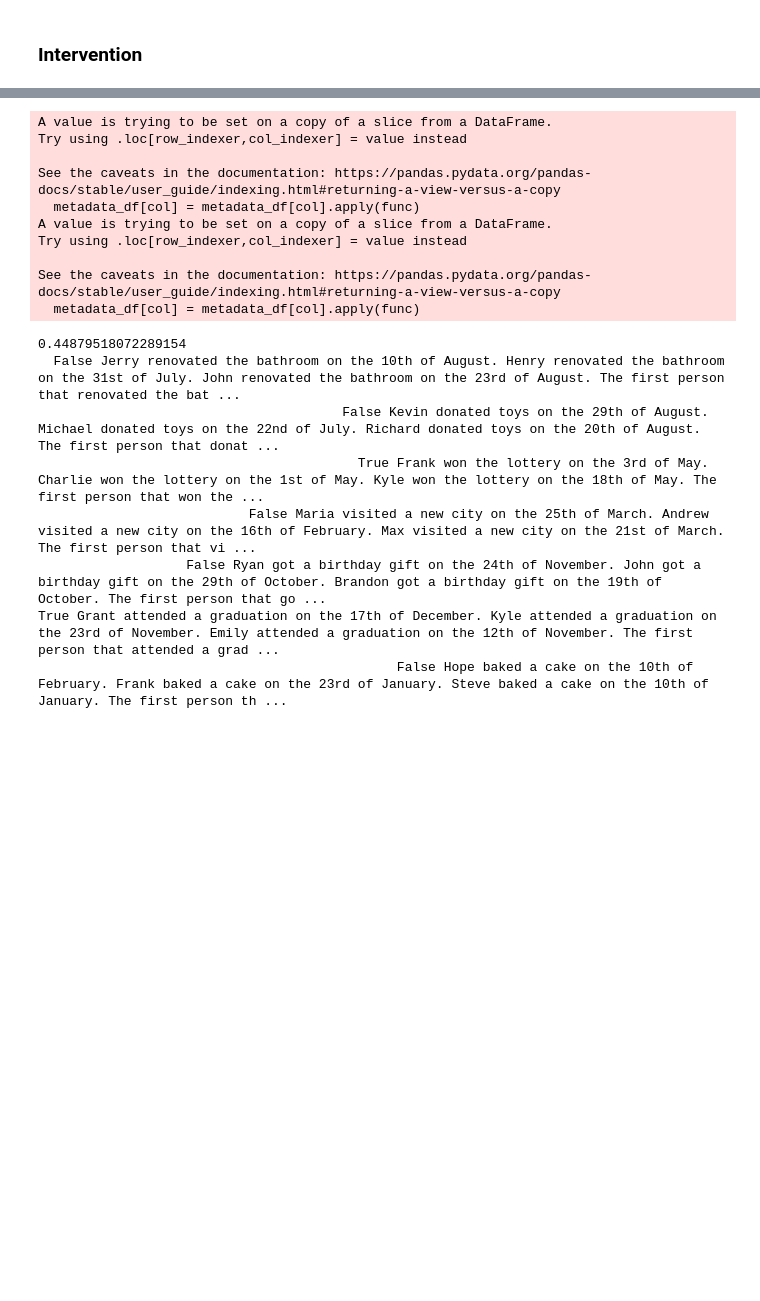
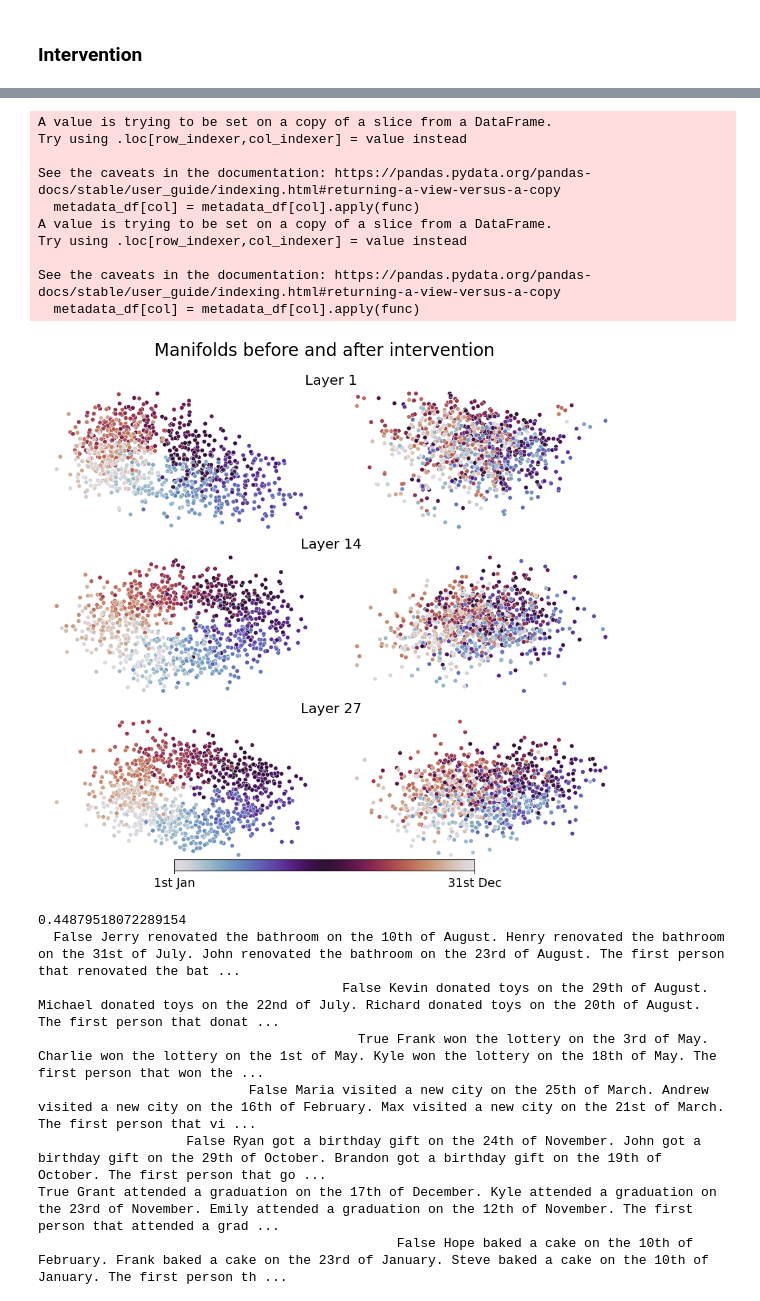
Before and after one commit to UKPLab/arxiv2025-shape-happens, a Jupyter notebook: plot_results.ipynb, the cells around one changed output, grey strips where cells are left out. Drawn from its saved outputs; the diff is of its cells as text; code cells hidden in the pictures; blank space fills up the shorter version.

```diff
--- a/plot_results.ipynb
+++ b/plot_results.ipynb
@@ -845,36 +1108,37 @@ for i, layer in tqdm(enumerate(layers)):
     #         palette = palette,
     #         min_text="31st Dec",
     #         max_text="1st Jan",
     #         left=1, bottom=0.25, width=0.02, height=0.5,)
 
 # Add colorbar to the right of the last plot on the third row
 add_continuous_legend(
     fig=fig,
     palette=palette,
-    min_text="31st Dec",
-    max_text="1st Jan",
+    min_text="1st Jan",
+    max_text="31st Dec",
     min_val=np.min(labels_test),
     max_val=np.max(labels_test),
     left=0.25, bottom=0.04, width=0.5, height=0.02  # adjust spacing if needed
 )
 
 
 # Set the title
 fig.suptitle(title, fontsize=20)
 plt.savefig('plots/intervention_latents.pdf', dpi=300)
-# plt.show()
+plt.show()
 plt.close(fig)
 # %% [output]
 A value is trying to be set on a copy of a slice from a DataFrame.
 Try using .loc[row_indexer,col_indexer] = value instead
 
 See the caveats in the documentation: https://pandas.pydata.org/pandas-docs/stable/user_guide/indexing.html#returning-a-view-versus-a-copy
   metadata_df[col] = metadata_df[col].apply(func)
 A value is trying to be set on a copy of a slice from a DataFrame.
 Try using .loc[row_indexer,col_indexer] = value instead
 
 See the caveats in the documentation: https://pandas.pydata.org/pandas-docs/stable/user_guide/indexing.html#returning-a-view-versus-a-copy
   metadata_df[col] = metadata_df[col].apply(func)
+[figure, added]
 # %%
 # Print noisy generated text from the intervention dataset
 
```
Also changed, not shown: parts of 26 cells of this notebook.
